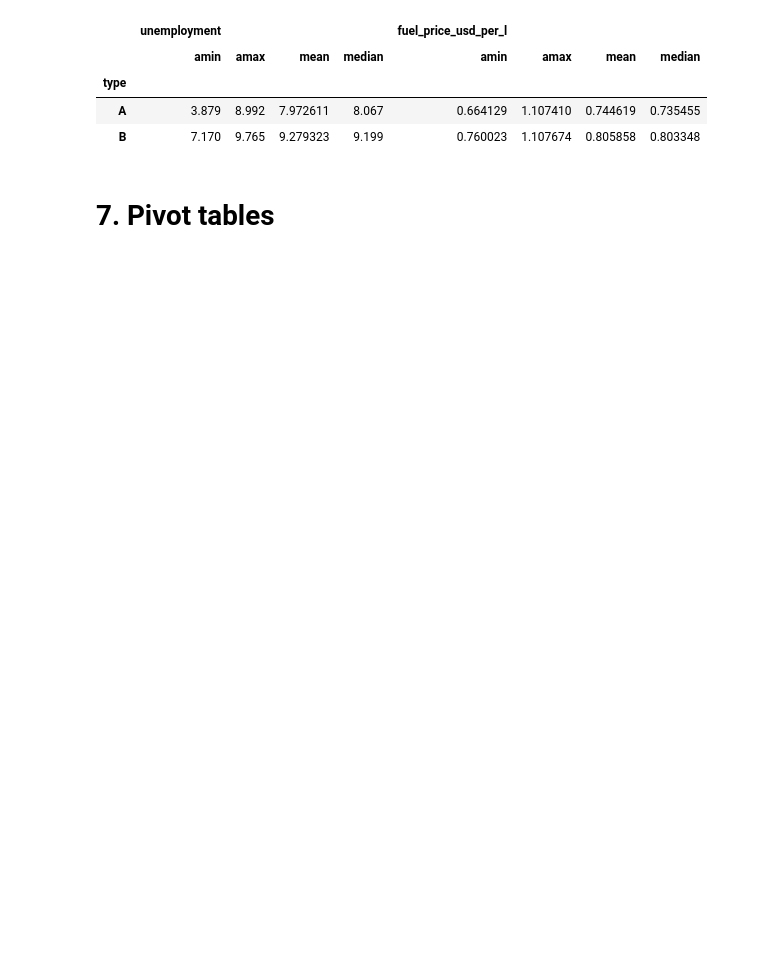
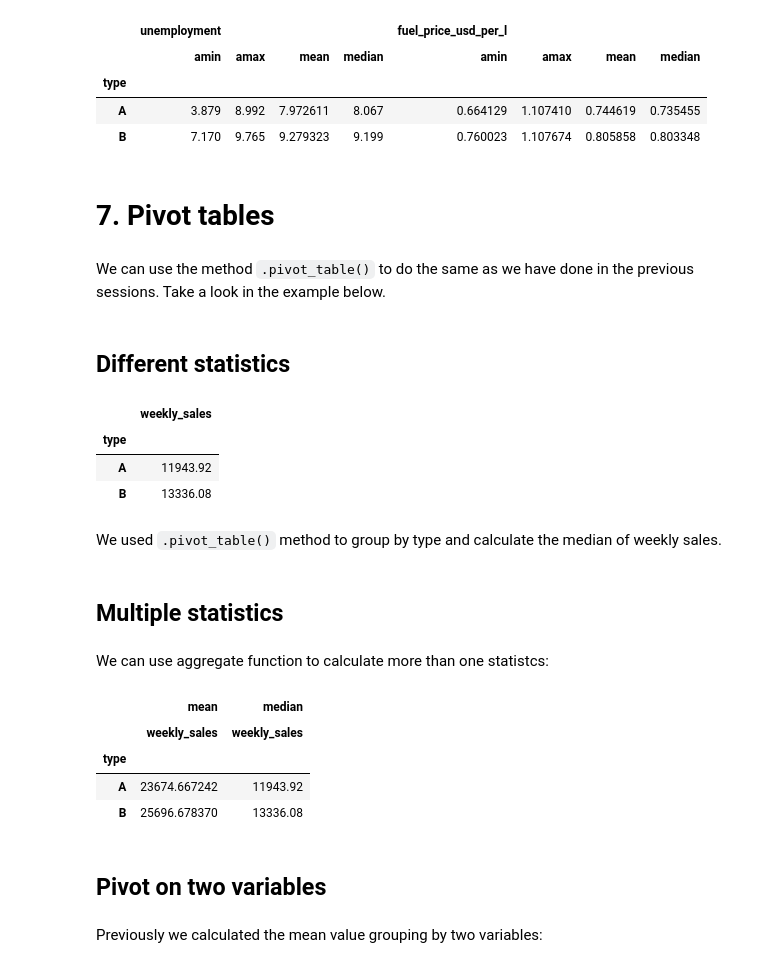
Before and after one commit to edneide/Data_Science, a Jupyter notebook: Learning_Python/001_Data_Manipulation_With_Pandas/002_Aggregating_Data.ipynb, the cells around one changed output. Cells and saved outputs as stored; diff of their text form; code cells hidden in the pictures; blank space fills up the shorter version.

```diff
--- a/Learning_Python/001_Data_Manipulation_With_Pandas/002_Aggregating_Data.ipynb
+++ b/Learning_Python/001_Data_Manipulation_With_Pandas/002_Aggregating_Data.ipynb
@@ -533,3 +533,35 @@ unemp_fuel_stats
 | B | 7.170 | 9.765 | 9.279323 | 9.199 | 0.760023 | 1.107674 | 0.805858 | 0.803348 |
 # %% [markdown]
 # 7. Pivot tables
+# %% [markdown]
+We can use the method `.pivot_table()` to do the same as we have done in the previous sessions. Take a look in the example below.
+# %% [markdown]
+## Different statistics
+# %%
+import numpy as np
+sales.pivot_table(values = "weekly_sales",
+                  index = "type",
+                 aggfunc = np.median)
+# %% [output]
+|  | weekly_sales |
+| type |  |
+| A | 11943.92 |
+| B | 13336.08 |
+# %% [markdown]
+We used `.pivot_table()` method to group by type and calculate the median of weekly sales.
+# %% [markdown]
+## Multiple statistics
+# %% [markdown]
+We can use aggregate function to calculate more than one statistcs:
+# %%
+sales.pivot_table(values = "weekly_sales", index = "type", aggfunc=[np.mean, np.median])
+# %% [output]
+|  | mean | median |
+|  | weekly_sales | weekly_sales |
+| type |  |  |
+| A | 23674.667242 | 11943.92 |
+| B | 25696.678370 | 13336.08 |
+# %% [markdown]
+## Pivot on two variables
+# %% [markdown]
+Previously we calculated the mean value grouping by two variables:
```
Also changed, not shown: parts of 23 cells of this notebook, 4 other files.
